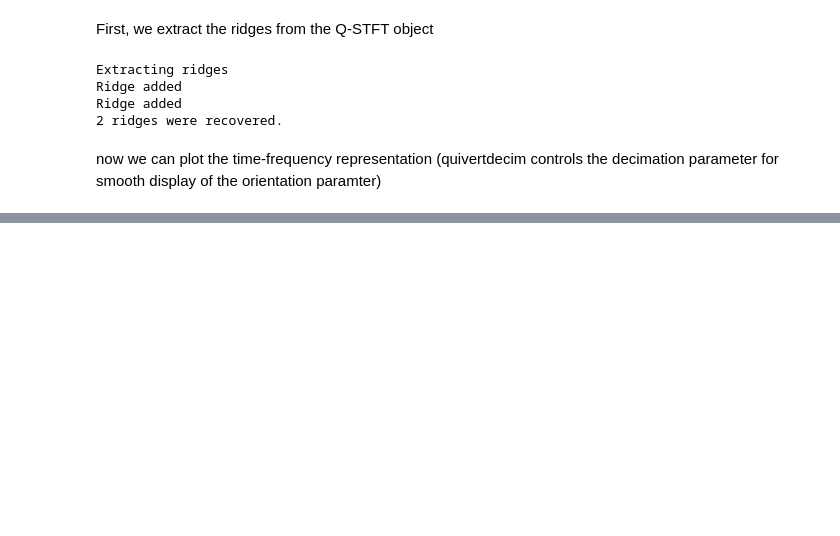
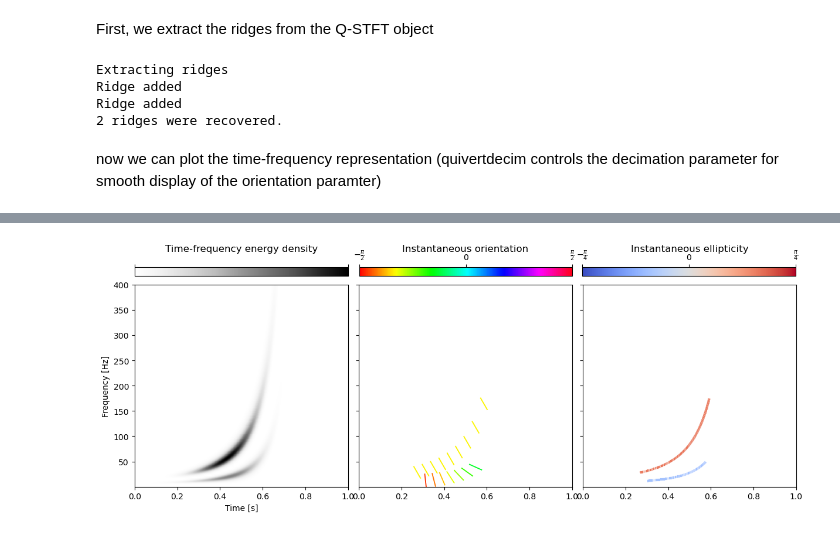
Before and after one commit to ricochet-anr/TutoRico-2023, a Jupyter notebook: TutoRico2_bispy.ipynb, the cells around one changed output, grey strips where cells are left out. Cells and saved outputs as stored; diff of their text form; code cells hidden in the pictures; blank space fills up the shorter version.

```diff
--- a/TutoRico2_bispy.ipynb
+++ b/TutoRico2_bispy.ipynb
@@ -88,0 +184,4 @@ fig, ax = S.plotRidges(quivertdecim=30)
+# %%
+fig, ax = S.plotRidges(quivertdecim=40)
+# %% [output]
+[figure, added]
```
Also changed, not shown: parts of 19 cells of this notebook.
